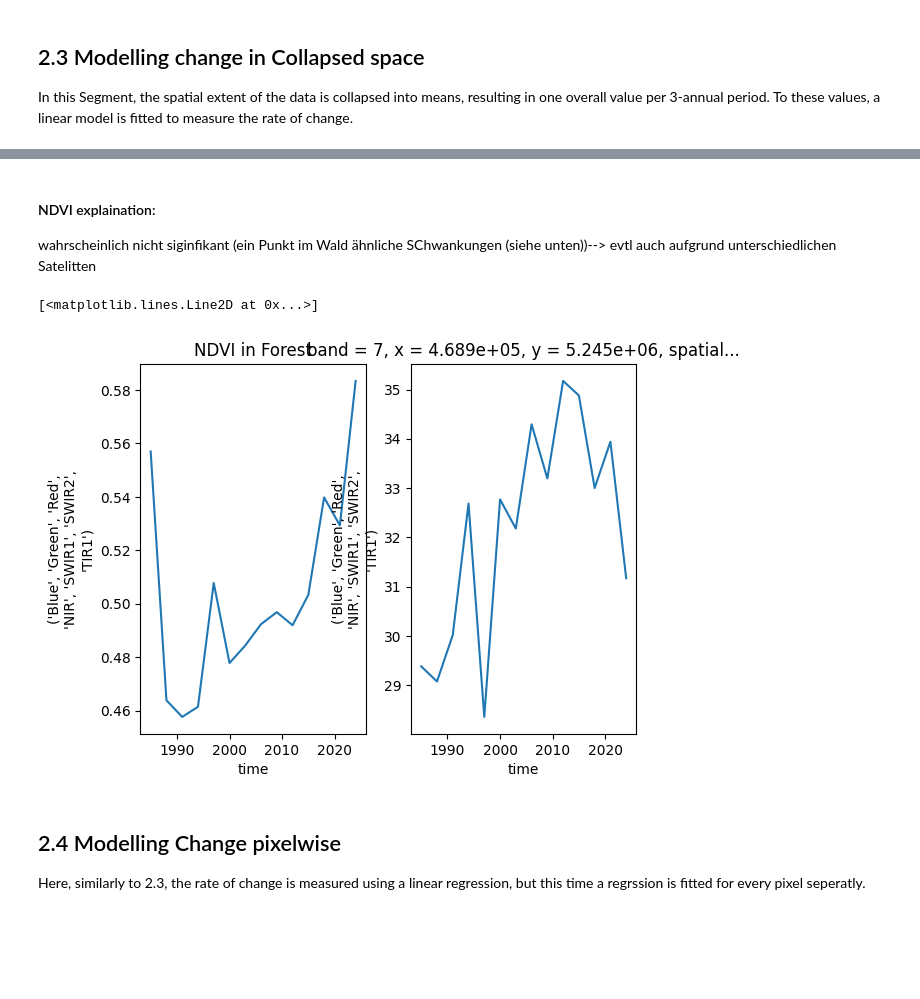
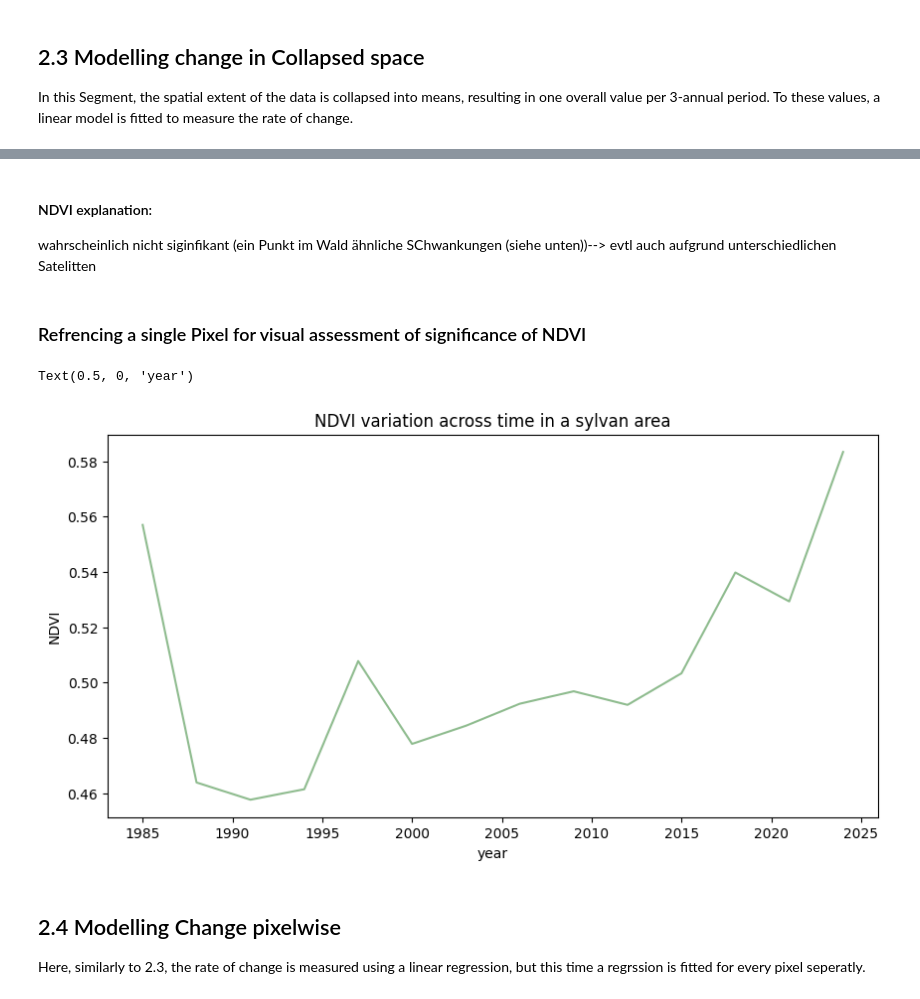
Before and after one commit to MinaKimBebi/Urban_Heat_Zurich_sds210_mbebi, a Jupyter notebook: notebooks/heattrends_in_Zurich.ipynb, the cells around one changed output, grey strips where cells are left out. Cells and saved outputs as stored; diff of their text form; code cells hidden in the pictures; blank space fills up the shorter version.

```diff
--- a/notebooks/heattrends_in_Zurich.ipynb
+++ b/notebooks/heattrends_in_Zurich.ipynb
@@ -173,20 +210,23 @@ IndexError: 3-dimensional boolean indexing is not supported.
 # %% [markdown]
-#### NDVI explaination:
+#### NDVI explanation:
 wahrscheinlich nicht siginfikant (ein Punkt im Wald ähnliche SChwankungen (siehe unten))--> evtl auch aufgrund unterschiedlichen Satelitten
+# %% [markdown]
+### Refrencing a single Pixel  for visual assessment of significance of NDVI
 # %%
-coordinates = (2683638.80, 1246727.00)# coordinates in LV95 WHy??????
+coordinates = (2683638.80, 1246727.00)# coordinates in LV95, place in forest on Züriberg
 
 point_NDVI = NDVI.sel(x= coordinates[1], y = coordinates[0], method = "nearest")
 point_LST = LST.sel(x= coordinates[1], y = coordinates[0], method = "nearest")
 
-fig, ax = plt.subplots(1,2)
-point_NDVI.plot(ax = ax[0])## = Background change between years
-ax[0].set_title("NDVI in Forest")
+fig, ax = plt.subplots(figsize=(10,5))
 
-point_LST.plot(ax = ax[1])
+point_NDVI.plot(ax = ax, color = "darkseagreen")## = Background change between years
+ax.set_title("NDVI variation across time in a sylvan area")
+ax.set_ylabel("NDVI")
+ax.set_xlabel("year")
 # %% [output]
-[<matplotlib.lines.Line2D at 0x...>]
+Text(0.5, 0, 'year')
-[figure, old version]
+[figure, new version]
 # %% [markdown]
 ## 2.4 Modelling Change pixelwise
 Here, similarly to 2.3, the rate of change is measured using a linear regression, but this time a regrssion is fitted for every pixel seperatly.
```
Also changed, not shown: parts of 12 cells of this notebook.
